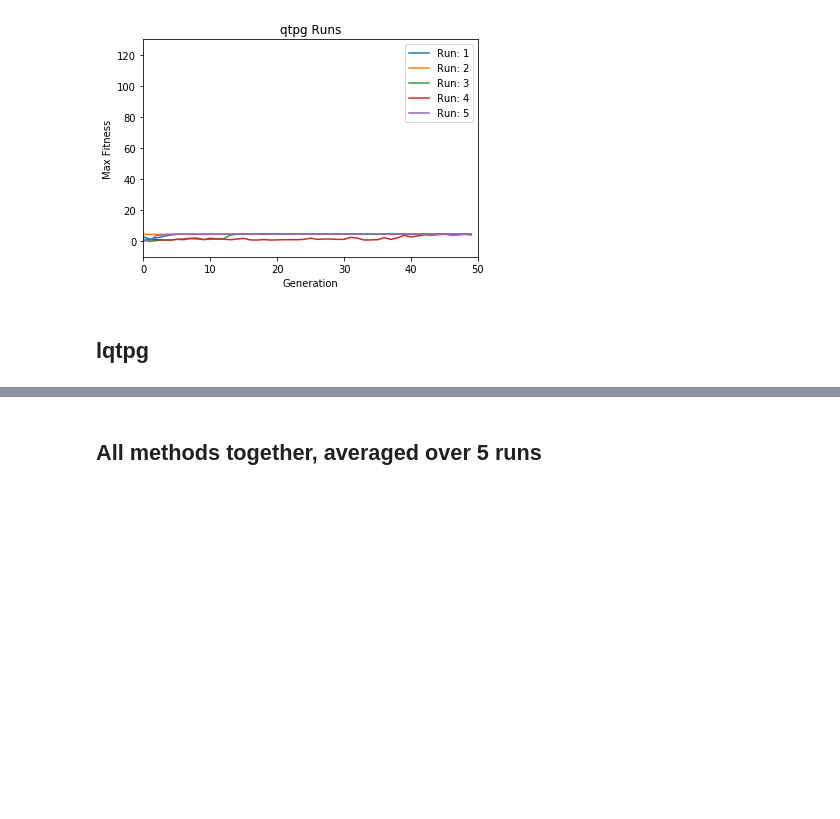
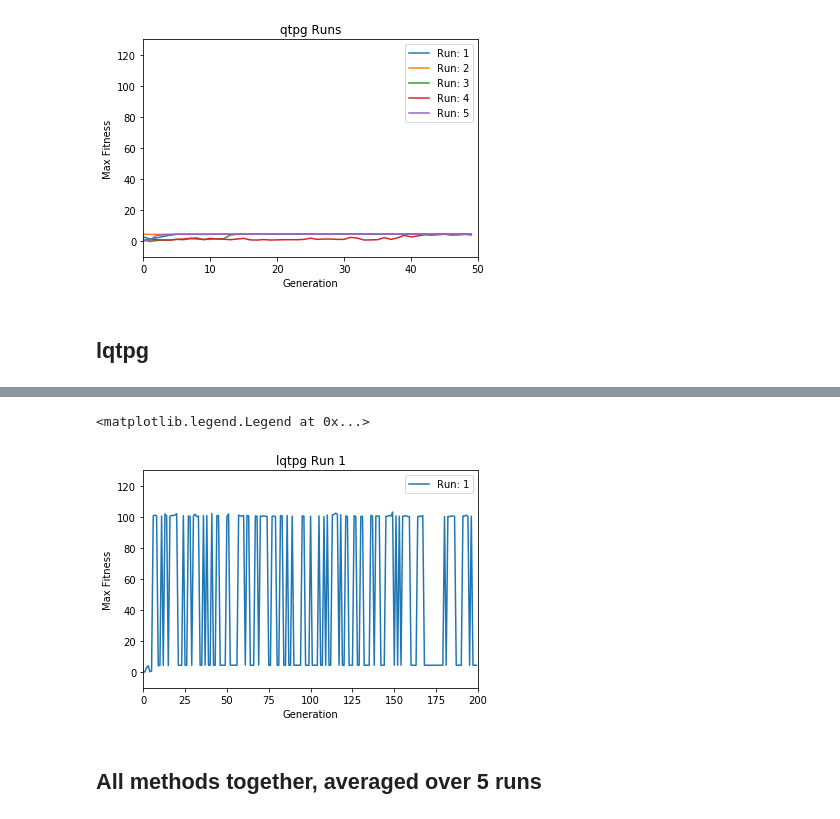
Before and after one commit to noahsealy/gridworld-tpg, a Jupyter notebook: thesis_experiment_playground.ipynb, the cells around one changed output, grey strips where cells are left out. Cells and saved outputs as stored; diff of their text form; code cells hidden in the pictures; blank space fills up the shorter version.

```diff
--- a/thesis_experiment_playground.ipynb
+++ b/thesis_experiment_playground.ipynb
@@ -396,3 +408,15 @@ plt.legend()
+# %%
+plt.plot(fig13_lqtpgs[1]['max_score'].tolist(), label='Run: 1')
+
+plt.title("lqtpg Run 1")
+plt.xlabel("Generation")
+plt.xlim(0,200)
+plt.ylabel("Max Fitness")
+plt.ylim(-10,130)
+plt.legend()
+# %% [output]
+<matplotlib.legend.Legend at 0x...>
+[figure, added]
 # %% [markdown]
 ## All methods together, averaged over 5 runs
 # %%
```
Also changed, not shown: parts of 12 cells of this notebook, 1 other file.
